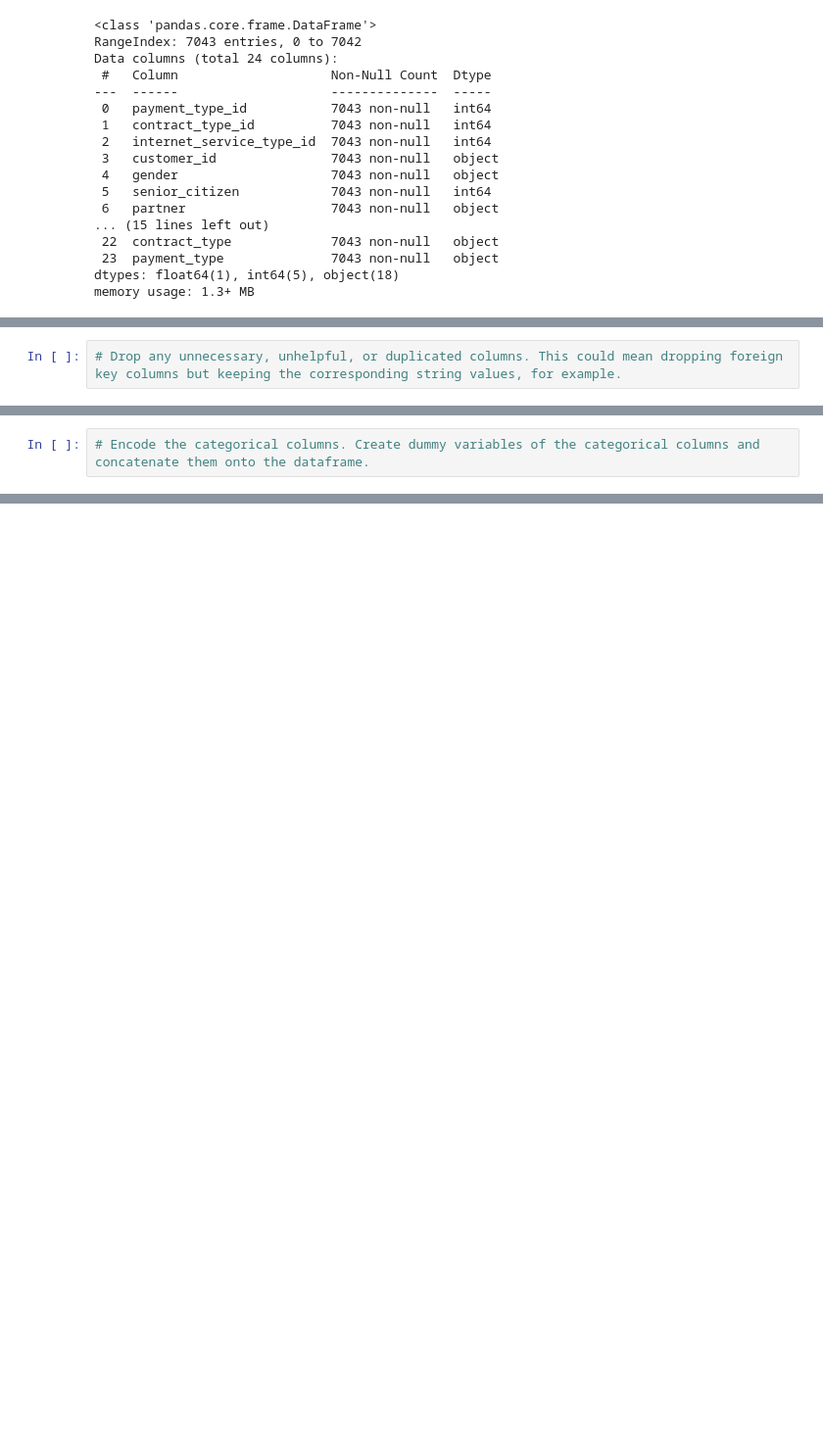
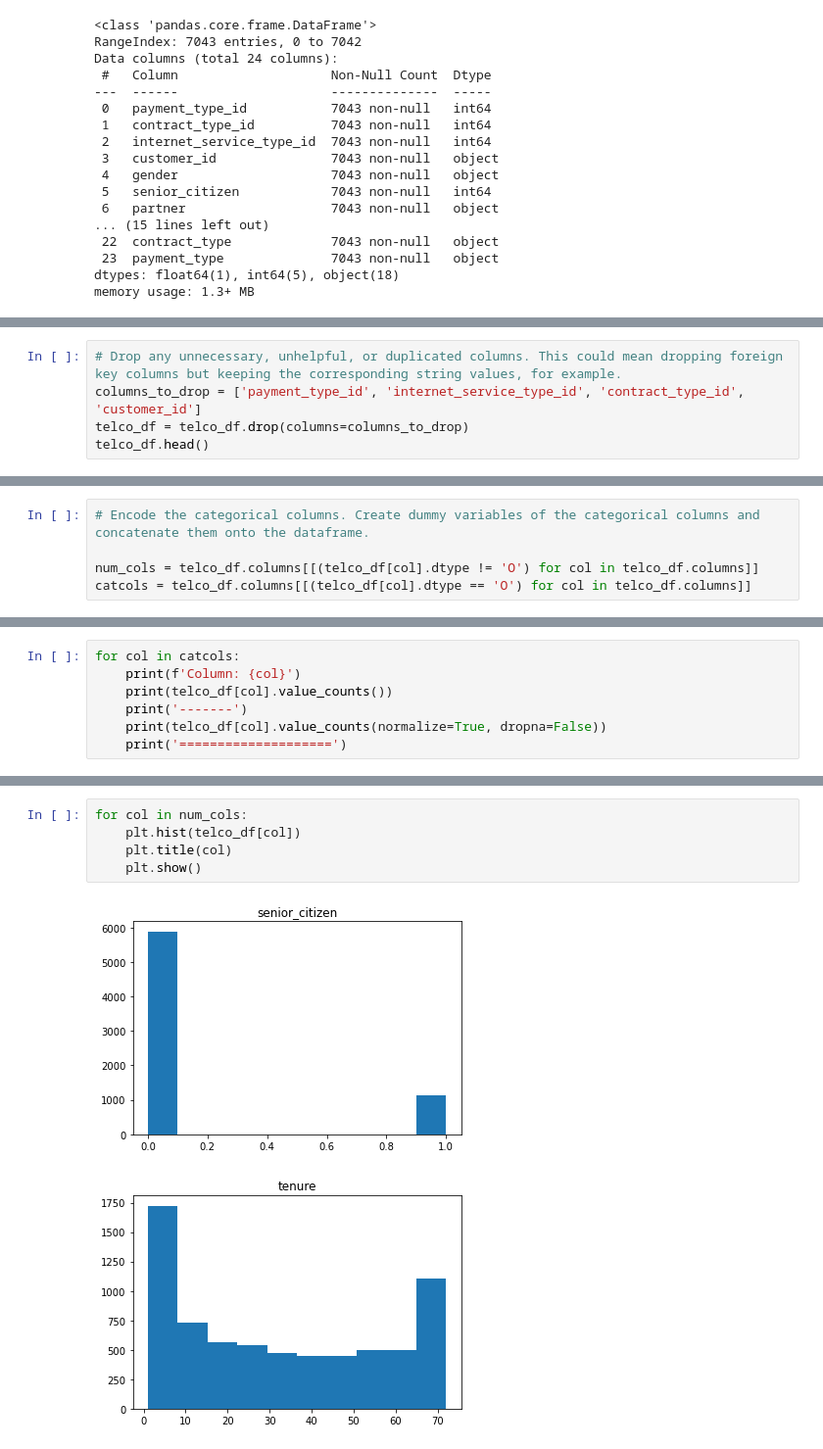
Before and after one commit to AJMartinezLlanes/classification-exercises, a Jupyter notebook: classification_exercises.ipynb, the cells around one changed output, grey strips where cells are left out. Shown: that part at 98% size. Drawn from its saved outputs; the diff is of its cells as text; blank space fills up the shorter version.

```diff
--- a/classification_exercises.ipynb
+++ b/classification_exercises.ipynb
@@ -545,2 +574,5 @@ telco_df.describe()
 # %%
 # Drop any unnecessary, unhelpful, or duplicated columns. This could mean dropping foreign key columns but keeping the corresponding string values, for example.
+columns_to_drop = ['payment_type_id', 'internet_service_type_id', 'contract_type_id', 'customer_id']
+telco_df = telco_df.drop(columns=columns_to_drop)
+telco_df.head()
@@ -547,2 +586,5 @@ telco_df.describe()
 # %%
 # Encode the categorical columns. Create dummy variables of the categorical columns and concatenate them onto the dataframe.
+
+num_cols = telco_df.columns[[(telco_df[col].dtype != 'O') for col in telco_df.columns]]
+catcols = telco_df.columns[[(telco_df[col].dtype == 'O') for col in telco_df.columns]]
@@ -550,0 +599,7 @@ telco_df.describe()
+# %%
+for col in catcols:
+    print(f'Column: {col}')
+    print(telco_df[col].value_counts())
+    print('-------')
+    print(telco_df[col].value_counts(normalize=True, dropna=False))
+    print('====================')
@@ -550,0 +624,8 @@ telco_df.describe()
+# %%
+for col in num_cols:
+    plt.hist(telco_df[col])
+    plt.title(col)
+    plt.show()
+# %% [output]
+[figure, added]
+[figure, added]
```
Also changed, not shown: parts of 34 cells of this notebook.
